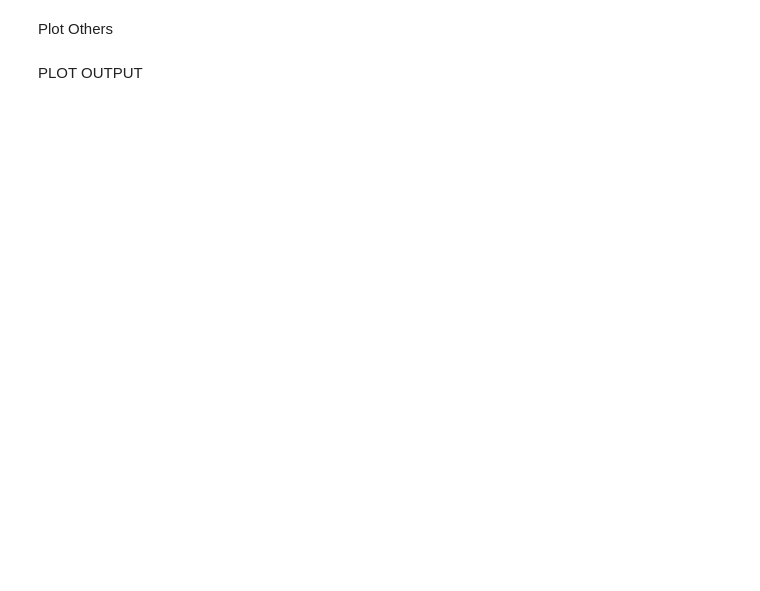
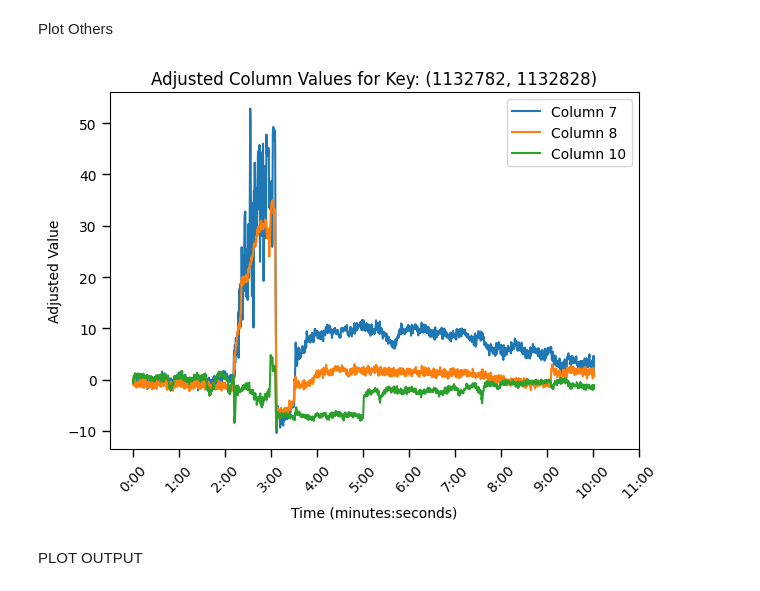
Before and after one commit to bo1929/basty, a Jupyter notebook: scripts/paper_figures/figure1D.ipynb, the cells around one changed output. Cells and saved outputs as stored; diff of their text form; code cells hidden in the pictures; blank space fills up the shorter version.

```diff
--- a/scripts/paper_figures/figure1D.ipynb
+++ b/scripts/paper_figures/figure1D.ipynb
@@ -21,7 +21,11 @@ from scripts.paper_figures.data_processing.process_pumping import ProboscisProce
 llh, process_data, io_process,expt_info_df = init_data()
 # %%
 import matplotlib.pyplot as plt
+import matplotlib as mpl
+import os
 
+mpl.rcParams['pdf.fonttype'] = 42
+mpl.rcParams['font.family'] = 'Arial'
 
 # To plot columns 7, 8, and 10
 def plot_columns(data_slice):
@@ -33,15 +37,23 @@ def plot_columns(data_slice):
     plt.legend()
     plt.show()
 
+fig_path = r'C:\Users\Grover\Documents\GitHub\deepsleepfigs\fig1d'
 
-def plot_data(key,sliced_data_dict):
+def plot_data(key, sliced_data_dict, expt_name, fig_path=fig_path):
     from scipy.signal import savgol_filter
+    import matplotlib.pyplot as plt
+    import os
+
+    # Use default style for this plot
+    plt.style.use('default')
+
+    slice_data = sliced_data_dict[key]
 
     slice_data = sliced_data_dict[key]
 
     # Apply the Savitzky-Golay filter to each column
-    window_size = 31  # you can adjust this based on your data
-    poly_order = 3  # usually set to 3
+    window_size = 31
+    poly_order = 3
 
     for col in slice_data.columns:
         slice_data[col] = savgol_filter(slice_data[col], window_size, poly_order)
@@ -58,6 +70,12 @@ def plot_data(key,sliced_data_dict):
         xticks]
 
     plt.xticks(ticks=xticks, labels=xtick_labels, rotation=45)
+    # Modifications as per your requirements
+    ax = plt.gca()
+    ax.xaxis.set_ticks(xticks)
+    ax.xaxis.set_ticklabels(xtick_labels, rotation=45)
+    ax.tick_params(axis='both', which='both', direction='out', color='black', length=6, width=1)
+
 
     # Adding legend and labels
     plt.legend()
@@ -65,6 +83,11 @@ def plot_data(key,sliced_data_dict):
     plt.ylabel("Adjusted Value")
     plt.title(f"Adjusted Column Values for Key: {key}")
     plt.tight_layout()
+
+    fig_name = f"{key}_{expt_name}.pdf"
+
+    # Save the figure
+    plt.savefig(os.path.join(fig_path, fig_name), format='pdf', bbox_inches='tight')
 # %%
 from input import Input
 #Get Snap Features Associated with the desired experiment with start - stop time
@@ -560,8 +510,9 @@ for key, slice_data in sliced_data_dict.items():
     print(f"Plotting for interval: {key}")
     plot_columns(slice_data)
 # %%
-
 key = (1132782, 1132828)
-plot_data(key,sliced_data_dict)
+plot_data(key,sliced_data_dict,expt_name)
+# %% [output]
+[figure, added]
 # %% [markdown]
 PLOT OUTPUT
```
Also changed, not shown: parts of 19 cells of this notebook, 1 other file.
